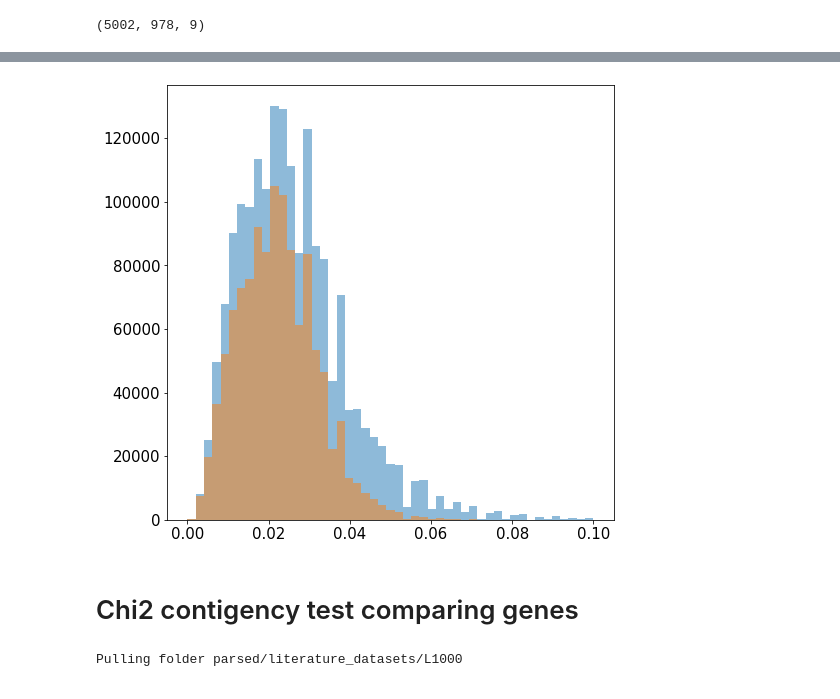
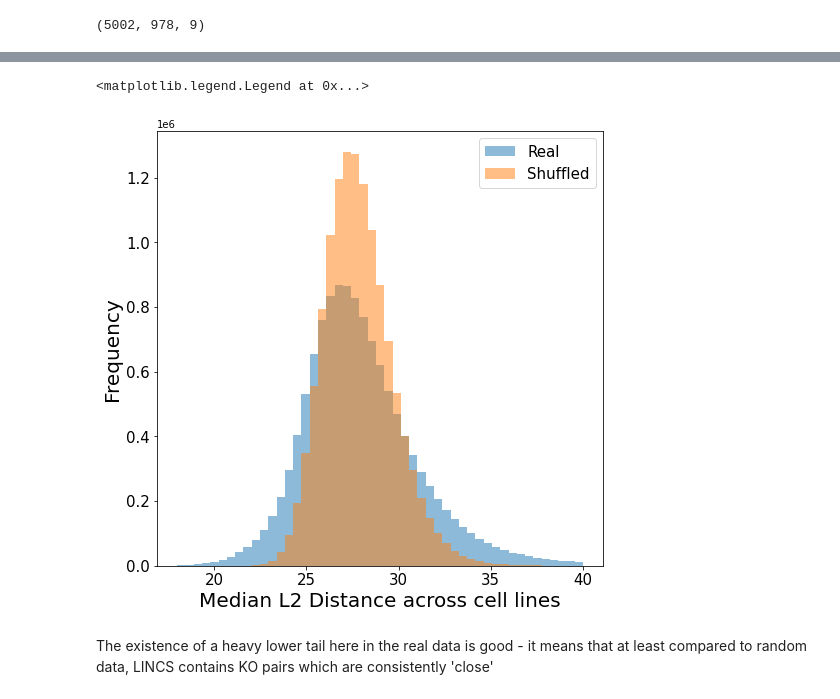
Before and after one commit to RelationRx/ds-ada-phenotype, a Jupyter notebook: LINCS_EDA_L2.ipynb, the cells around one changed output, grey strips where cells are left out. Saved outputs shown, nothing was run; the diff lists cells and outputs as text; code cells hidden in the pictures.

```diff
--- a/LINCS_EDA_L2.ipynb
+++ b/LINCS_EDA_L2.ipynb
@@ -30,6 +20,0 @@ lincs.shape # num KOs X num transcripts X num cell lines
-# %%
-'''
-K = 20
-mask = truncate_top_k(abs(lincs), k= K)
-lincs[~mask] = 0
-'''
@@ -40,4 +20,0 @@ lincs[~mask] = 0
-# %%
-THRESH = 1.96
-lincs[abs(lincs)<THRESH] = 0
-lincs[abs(lincs)>THRESH] = 1
@@ -55,4 +34,4 @@ for cell_line in np.arange(lincs.shape[-1]):
 # %%
-metric = 'jaccard'
+metric = 'euclidean'
 dists= {'real':primary_dists(lincs, metric = metric),
         'shuffled':primary_dists(lincs_shuffled, metric = metric)}
@@ -74,25 +61,23 @@ ax.set_xticklabels(['Real','Shuffled'], size = 20)
 # %%
 fig, ax = plt.subplots(1, figsize = (8,8))
 
-med_dists = np.median(1-dists['real'], axis = 0)
+med_dists = np.median(dists['real'], axis = 0)
 indices = np.triu_indices(med_dists.shape[0], 1)
 vals = med_dists[indices]
-ax.hist(vals[vals!=0], bins = np.linspace(0,0.1,50),alpha = 0.5)
+xlim = [18,40]
+ax.hist(vals[vals!=0], bins = np.linspace(xlim[0],xlim[1],50),alpha = 0.5, label = 'Real')
 
-med_dists_shuffled = np.median(1-dists['shuffled'], axis = 0)
+med_dists_shuffled = np.median(dists['shuffled'], axis = 0)
 indices = np.triu_indices(med_dists_shuffled.shape[0], 1)
 vals = med_dists_shuffled[indices]
-ax.hist(vals[vals!=0], bins = np.linspace(0,0.1,50),alpha = 0.5)
+ax.hist(vals[vals!=0], bins = np.linspace(xlim[0],xlim[1],50),alpha = 0.5, label = 'Shuffled')
 
+ax.set_xlabel("Median L2 Distance across cell lines", size = 20)
+ax.set_ylabel("Frequency", size = 20)
 ax.tick_params(labelsize = 15)
+ax.legend(prop = {'size':15})
 # %% [output]
+<matplotlib.legend.Legend at 0x...>
-[figure, old version]
+[figure, new version]
-# %% [markdown]
-# Chi2 contigency test comparing genes
-# %%
-lincs, lincs_genes, cell_lines = get_lincs()
-lincs[abs(lincs)<THRESH] = 0
-lincs[lincs>THRESH] = 1
-lincs[lincs<-THRESH] = -1
-# %% [output]
-Pulling folder parsed/literature_datasets/L1000
+# %% [markdown]
+The existence of a heavy lower tail here in the real data is good - it means that at least compared to random data, LINCS contains KO pairs which are consistently 'close'
```
Also changed, not shown: parts of 21 cells of this notebook, 1 other file.
